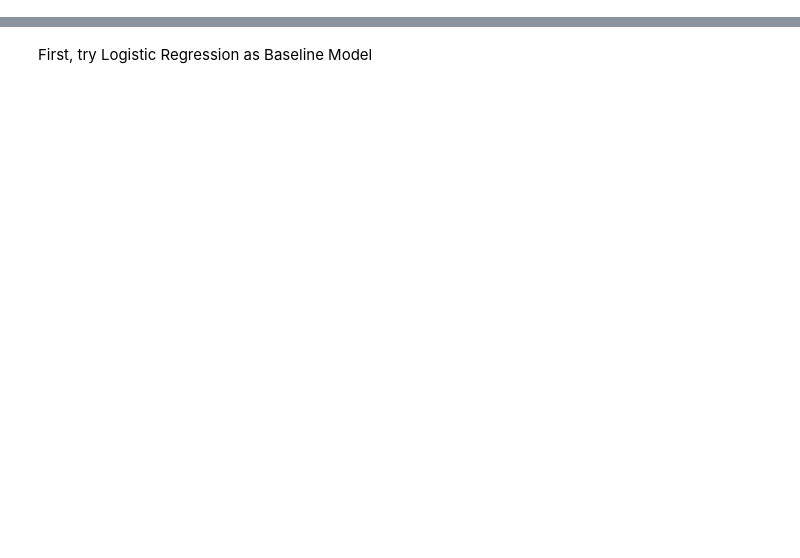
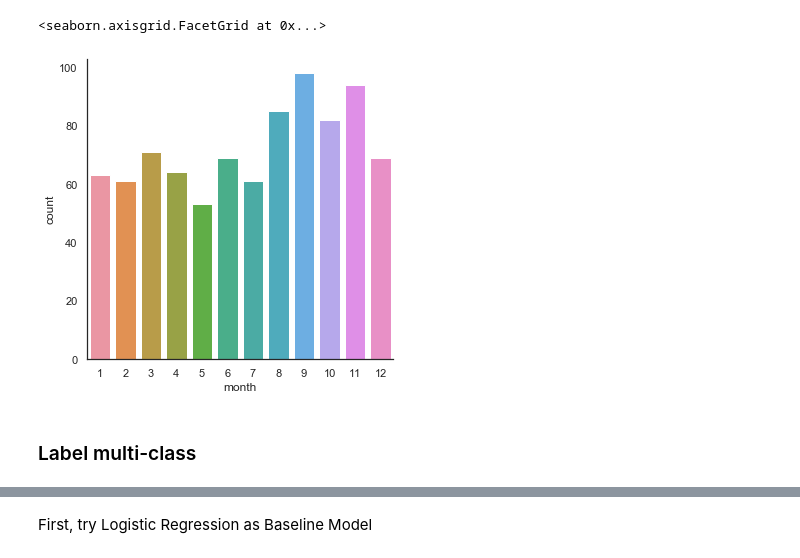
Before and after one commit to layla-li/BigDeal_InsightProject, a Jupyter notebook: Model_multiclass.ipynb, the cells around one changed output, grey strips where cells are left out. Saved outputs shown, nothing was run; the diff lists cells and outputs as text; code cells hidden in the pictures; blank space fills up the shorter version.

```diff
--- a/Model_multiclass.ipynb
+++ b/Model_multiclass.ipynb
@@ -51,3 +124,11 @@ X = brand_dict["Carters"][['avg_comments', 'avg_bookmarks', 'avg_shares',
+# %%
+data_year = brand_dict["Carters"][brand_dict["Carters"]['discount_today'] == 1]
+sns.factorplot('month', data = data_year, kind='count')
+# %% [output]
+<seaborn.axisgrid.FacetGrid at 0x...>
+[figure, added]
+# %% [markdown]
+### Label multi-class
 # %%
 print(brand_dict["Carters"]["Y_avg_discount_3d"].unique())
 brand_dict["Carters"]["Y_avg_discount_3d"].hist()
```
Also changed, not shown: parts of 22 cells of this notebook.
